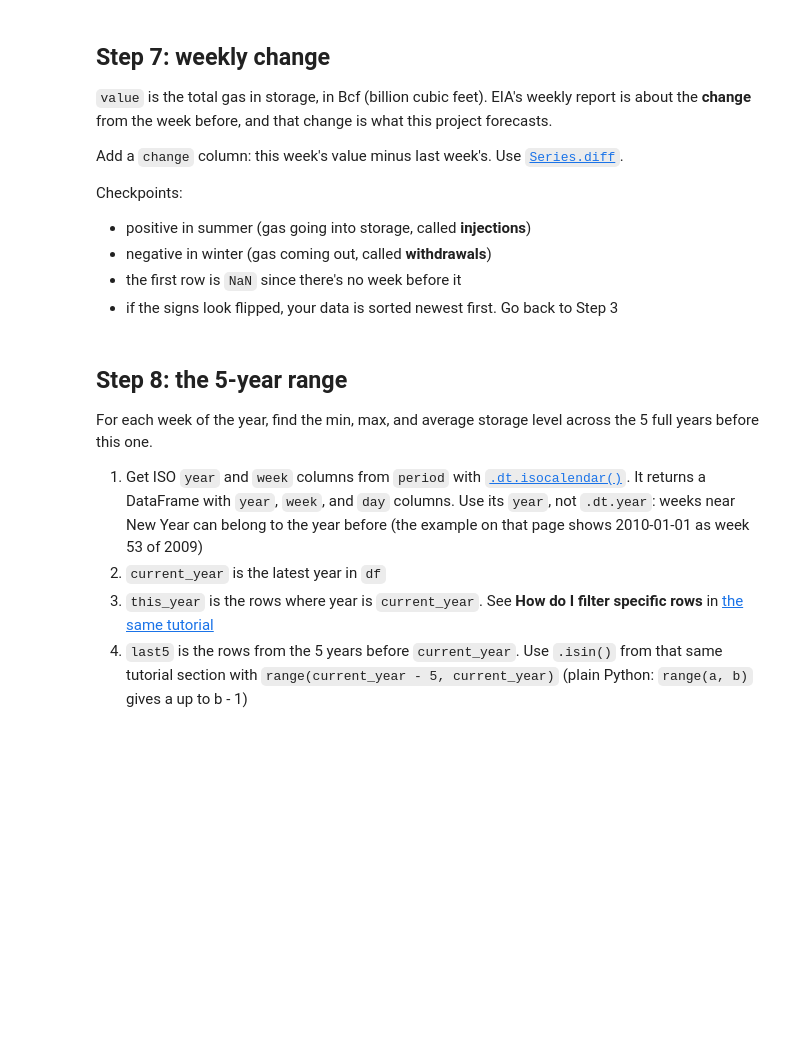
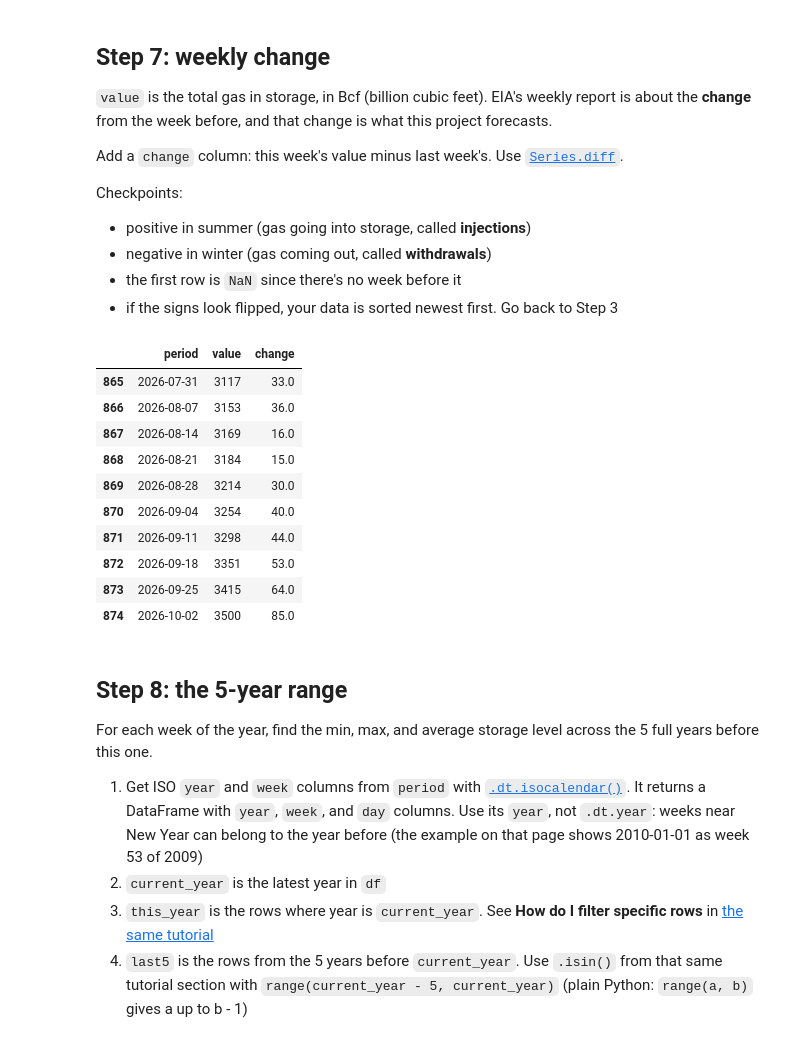
Before and after one commit to TAMU-Aggie-Data-Science-Club/fall2026-gasp, a Jupyter notebook: notebooks/onboarding/submissions/nathancervera.ipynb, the cells around one changed output. Saved outputs shown, nothing was run; the diff lists cells and outputs as text; code cells hidden in the pictures; blank space fills up the shorter version.

```diff
--- a/notebooks/onboarding/submissions/nathancervera.ipynb
+++ b/notebooks/onboarding/submissions/nathancervera.ipynb
@@ -172,9 +181,21 @@ Checkpoints:
 - the first row is `NaN` since there's no week before it
 - if the signs look flipped, your data is sorted newest first. Go back to Step 3
 # %%
-df["change"] = ...                       # TODO: this week's value minus last week's
+df["change"] = df["value"].diff() # this week's value minus last week's
 
 df.tail(10)
+# %% [output]
+|  | period | value | change |
+| 865 | 2026-07-31 | 3117 | 33.0 |
+| 866 | 2026-08-07 | 3153 | 36.0 |
+| 867 | 2026-08-14 | 3169 | 16.0 |
+| 868 | 2026-08-21 | 3184 | 15.0 |
+| 869 | 2026-08-28 | 3214 | 30.0 |
+| 870 | 2026-09-04 | 3254 | 40.0 |
+| 871 | 2026-09-11 | 3298 | 44.0 |
+| 872 | 2026-09-18 | 3351 | 53.0 |
+| 873 | 2026-09-25 | 3415 | 64.0 |
+| 874 | 2026-10-02 | 3500 | 85.0 |
 # %% [markdown]
 ## Step 8: the 5-year range
 
```
Also changed, not shown: parts of 4 cells of this notebook.
